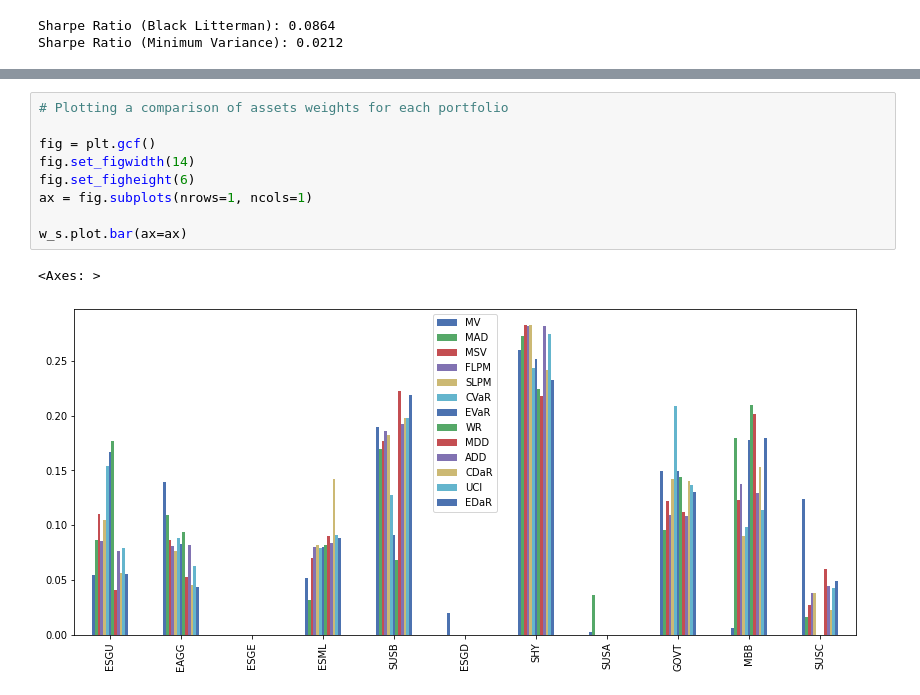
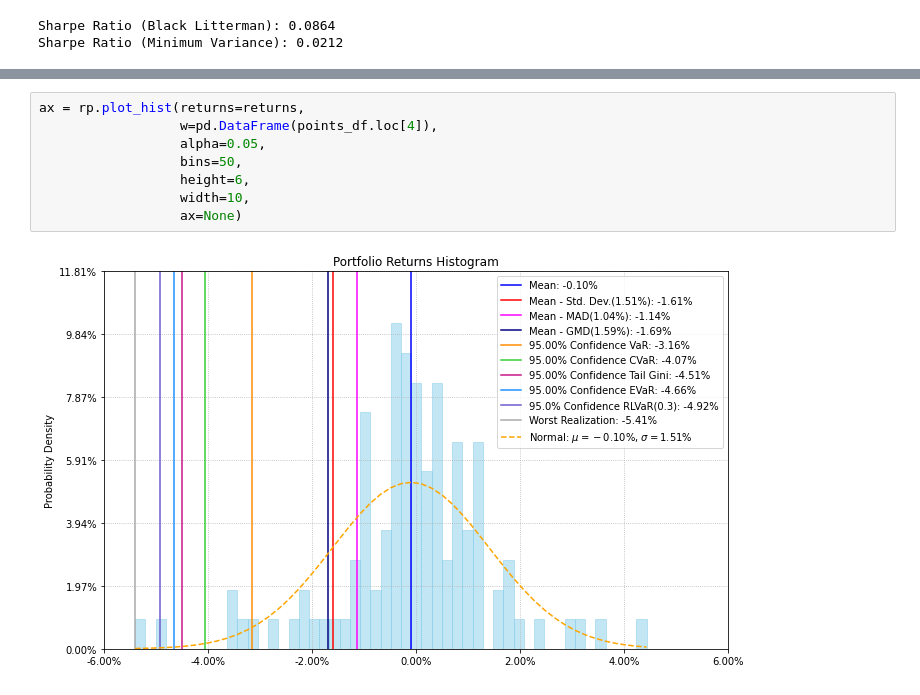
Before and after one commit to remimail/TP-3, a Jupyter notebook: main.ipynb, the cells around one changed output, grey strips where cells are left out. Drawn from its saved outputs; the diff is of its cells as text.

```diff
--- a/main.ipynb
+++ b/main.ipynb
@@ -1018,12 +1002,10 @@ w_s.style.format("{:.2%}").background_gradient(cmap='YlGn')
-# %%
-# Plotting a comparison of assets weights for each portfolio
-
-fig = plt.gcf()
-fig.set_figwidth(14)
-fig.set_figheight(6)
-ax = fig.subplots(nrows=1, ncols=1)
-
-w_s.plot.bar(ax=ax)
-# %% [output]
-<Axes: >
-[figure, removed]
+# %%
+ax = rp.plot_hist(returns=returns,
+                  w=pd.DataFrame(points_df.loc[4]),
+                  alpha=0.05,
+                  bins=50,
+                  height=6,
+                  width=10,
+                  ax=None)
+# %% [output]
+[figure, added]
```
Also changed, not shown: parts of 17 cells of this notebook, 2 other files.
